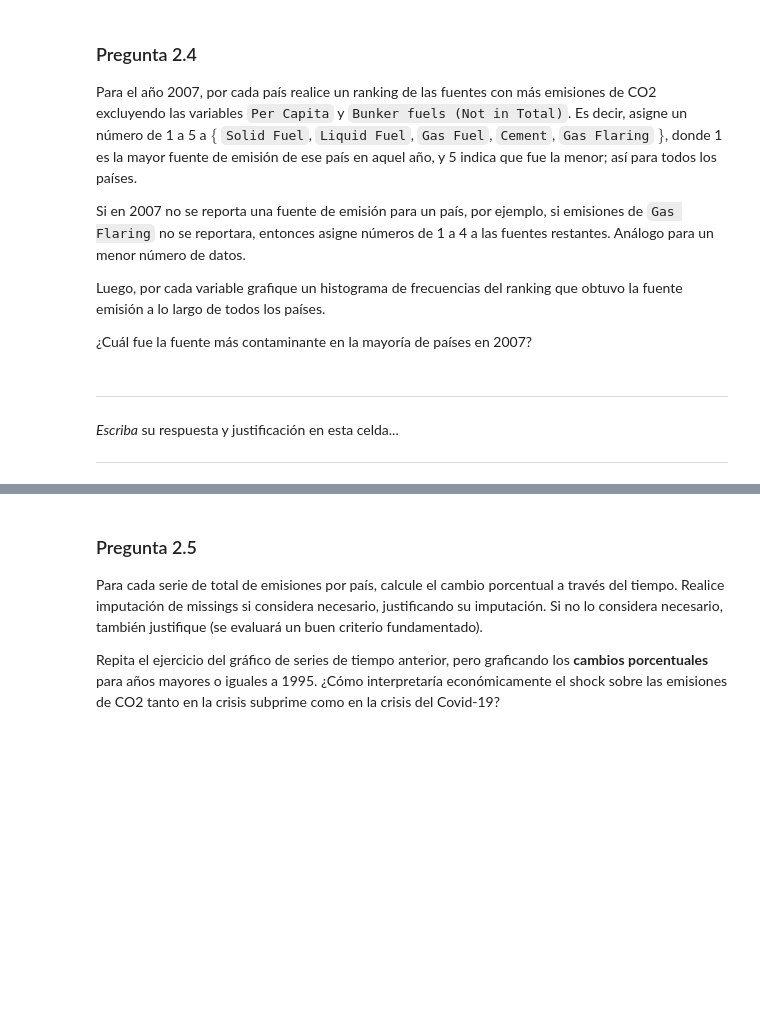
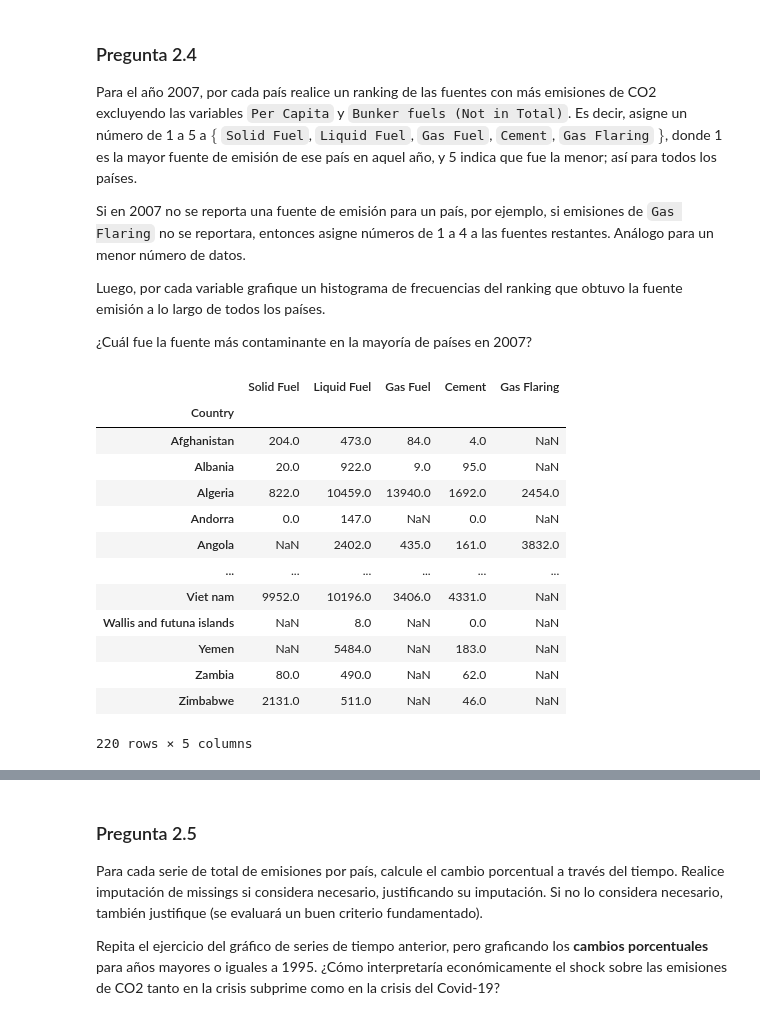
Before and after one commit to constanzaamunoz/ML-2025-01, a Jupyter notebook: Tarea_1.ipynb, the cells around one changed output, grey strips where cells are left out. Drawn from its saved outputs; the diff is of its cells as text; code cells hidden in the pictures; blank space fills up the shorter version.

```diff
--- a/Tarea_1.ipynb
+++ b/Tarea_1.ipynb
@@ -874,12 +902,27 @@ Si en 2007 no se reporta una fuente de emisión para un país, por ejemplo, si e
 Luego, por cada variable grafique un histograma de frecuencias del ranking que obtuvo la fuente emisión a lo largo de todos los países.
 
 ¿Cuál fue la fuente más contaminante en la mayoría de países en 2007?
-# %% [markdown]
-
-
----
-
-
-*Escriba* su respuesta y justificación en esta celda...
-
----
+# %%
+#se busca saber qué fuente es la más contaminante en cada país
+
+#defino las columnas de emisión a considerar
+fuentes_emision = ['Solid Fuel', 'Liquid Fuel', 'Gas Fuel', 'Cement', 'Gas Flaring']
+#filtro df_co2 por año 2007
+df_co2_2007 = df_co2[df_co2['Year'].dt.year == 2007].copy()
+df_2007_fuentes = df_co2_2007[['Country'] + fuentes_emision].set_index('Country')
+df_2007_fuentes #reviso que la información corresponda
+# %% [output]
+|  | Solid Fuel | Liquid Fuel | Gas Fuel | Cement | Gas Flaring |
+| Country |  |  |  |  |  |
+| Afghanistan | 204.0 | 473.0 | 84.0 | 4.0 | NaN |
+| Albania | 20.0 | 922.0 | 9.0 | 95.0 | NaN |
+| Algeria | 822.0 | 10459.0 | 13940.0 | 1692.0 | 2454.0 |
+| Andorra | 0.0 | 147.0 | NaN | 0.0 | NaN |
+| Angola | NaN | 2402.0 | 435.0 | 161.0 | 3832.0 |
+| ... | ... | ... | ... | ... | ... |
+| Viet nam | 9952.0 | 10196.0 | 3406.0 | 4331.0 | NaN |
+| Wallis and futuna islands | NaN | 8.0 | NaN | 0.0 | NaN |
+| Yemen | NaN | 5484.0 | NaN | 183.0 | NaN |
+| Zambia | 80.0 | 490.0 | NaN | 62.0 | NaN |
+| Zimbabwe | 2131.0 | 511.0 | NaN | 46.0 | NaN |
+220 rows × 5 columns
```
Also changed, not shown: parts of 8 cells of this notebook.
